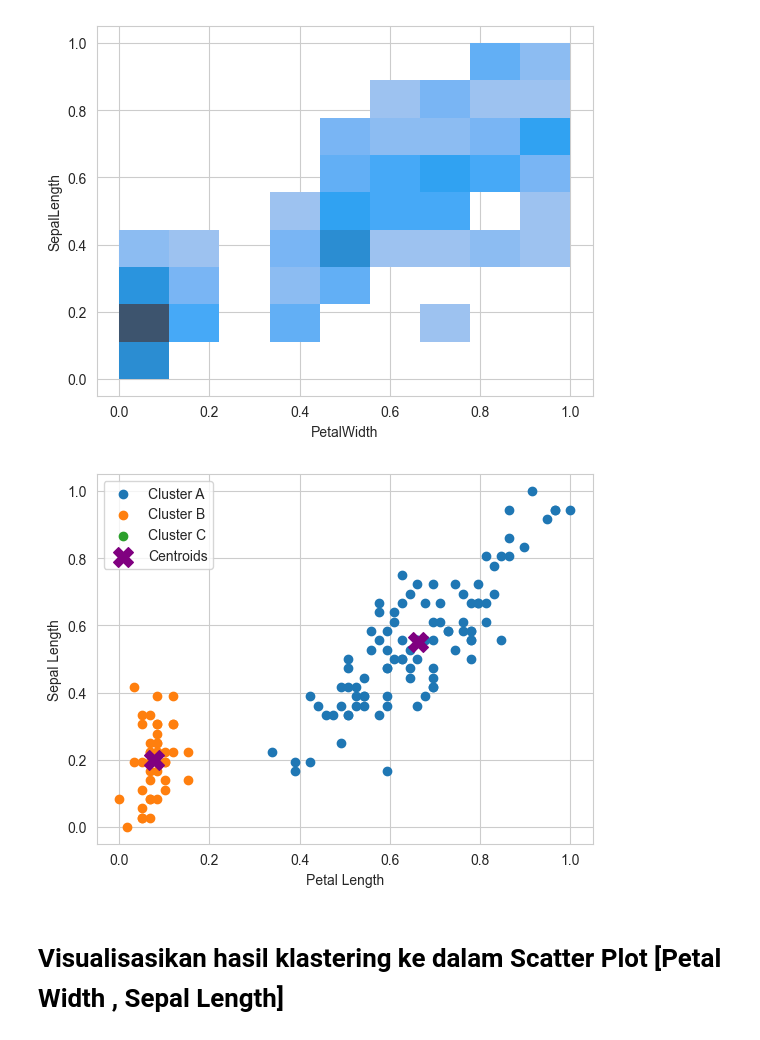
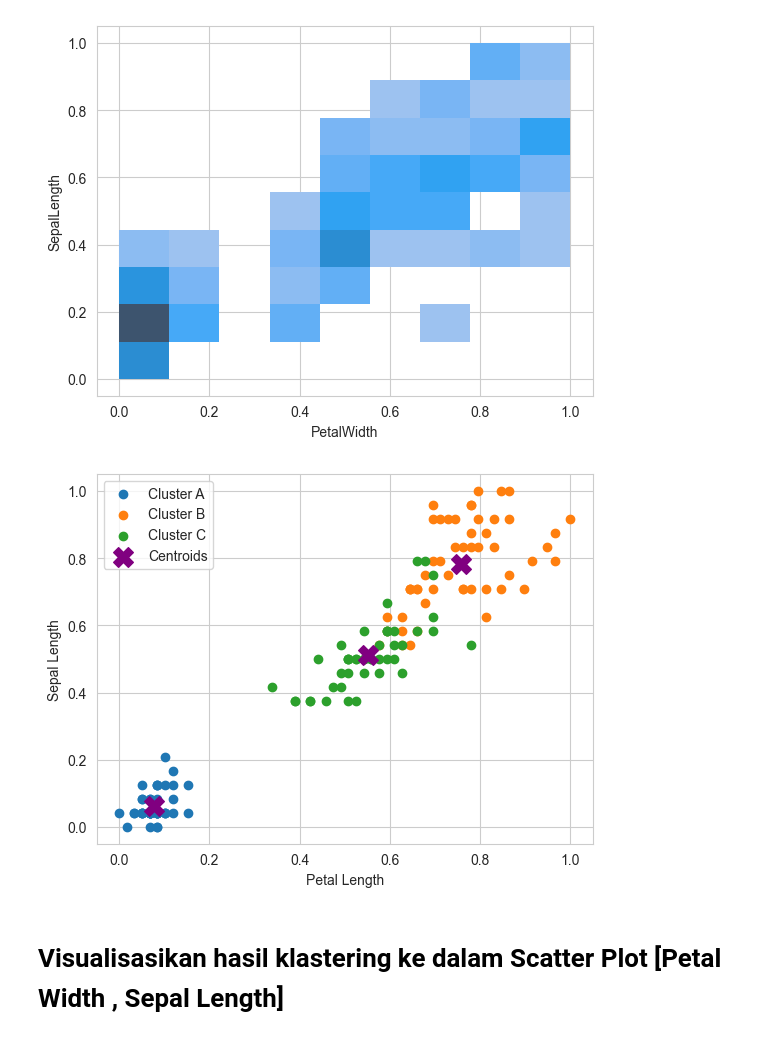
Before and after one commit to KrishnanditoLksn/MachineLearning_101, a Jupyter notebook: praktikkum/pertemuan3/iris_klastering.ipynb, the cells around one changed output. Cells and saved outputs as stored; diff of their text form; code cells hidden in the pictures.

```diff
--- a/praktikkum/pertemuan3/iris_klastering.ipynb
+++ b/praktikkum/pertemuan3/iris_klastering.ipynb
@@ -190,15 +190,15 @@ clean_iris_df
 # Menentukan Nilai K dengan Elbow Method
 # %%
 inertia = []
-silhouette_avg = []
-for i in range(1, 10):
+elbow_range = [1, 2, 3, 4, 5, 6, 7, 8, 9, 10]
+for i in elbow_range:
     kmeans = KMeans(n_clusters=i, init='k-means++')
     kmeans.fit(clean_iris_df)
     inertia.append(kmeans.inertia_)
     cluster_labels = kmeans.labels_
 
 plt.title('Elbow method')
-plt.plot(range(1, 10), inertia, marker='x', c="red")
+plt.plot(elbow_range, inertia, marker='o', c="blue")
 plt.xlabel('Number of clusters')
 plt.ylabel('Inertia')
 plt.show()
@@ -209,7 +231,7 @@ plt.show()
 # %%
 from sklearn.metrics import silhouette_score
 
-range_n_clusters = [2, 3,4]
+range_n_clusters = [2, 3, 4, 5, 6, 7, 8, 9]
 silhouette_avg = []
 for num_clusters in range_n_clusters:
     # initialise kmeans
@@ -217,7 +239,7 @@ for num_clusters in range_n_clusters:
     kmeans.fit(clean_iris_df)
     cluster_labels = kmeans.labels_
     #silhouette score
-    silhouette_avg.append(silhouette_score(clean_iris_df, cluster_labels, metric='euclidean'))
+    silhouette_avg.append(silhouette_score(clean_iris_df, cluster_labels))
 
 plt.plot(range_n_clusters, silhouette_avg, 'bx-')
 plt.xlabel('Values of K')
@@ -268,5 +307,5 @@ print(kmeans.cluster_centers_)
 # %%
-kmeans = KMeans(n_clusters=2, init='k-means++')
+kmeans = KMeans(n_clusters=3, init='k-means++')
 kmeans.fit(clean_iris_df)
 y_kmeans = kmeans.fit_predict(clean_iris_df)
 plt.scatter(kmeans.cluster_centers_[:, 0], kmeans.cluster_centers_[:, 1], c="red")
@@ -333,7 +374,7 @@ sns.heatmap(clean_iris_df.corr(), vmin=-1, vmax=1, annot=True)
 # Mengambil semua baris matriks , dan ambil kolom ke 3 dan 2 untuk Petal Width dan Sepal Length
 # %%
 centroids_petalW = kmeans.cluster_centers_[:, 2]
-centroids_sepalL = kmeans.cluster_centers_[:, 0]
+centroids_sepalL = kmeans.cluster_centers_[:, 3]
 # %% [markdown]
 # Visualisasikan hasil klastering ke dalam Scatter Plot dan Hist Plot [Petal Width , Sepal Length]
 # %%
@@ -343,20 +384,19 @@ sns.histplot(x=clean_iris_df['PetalWidth'], y=clean_iris_df['SepalLength'])
 <Axes: xlabel='PetalWidth', ylabel='SepalLength'>
 [figure]
 # %%
-
-labels = {0: "A", 1: "B", 2: "C"}
+labels = {0: "A", 1: "B" , 2:"C"}
 for label, cluster_label in labels.items():
     plt.scatter(clean_iris_df['PetalLength'][kmeans.labels_ == label],
-                clean_iris_df['SepalLength'][kmeans.labels_ == label],
+                clean_iris_df['PetalWidth'][kmeans.labels_ == label],
                 label=f'Cluster {cluster_label}')
 
 plt.scatter(centroids_petalW, centroids_sepalL, marker='X', s=200, color='purple', label='Centroids')
 plt.xlabel("Petal Length")
 plt.ylabel("Sepal Length")
 plt.legend()
 plt.show()
 # %% [output]
-[figure, old version]
+[figure, new version]
 # %% [markdown]
 # Visualisasikan hasil klastering ke dalam Scatter Plot [Petal Width , Sepal Length]
 # %%
```
Also changed, not shown: parts of 20 cells of this notebook.
